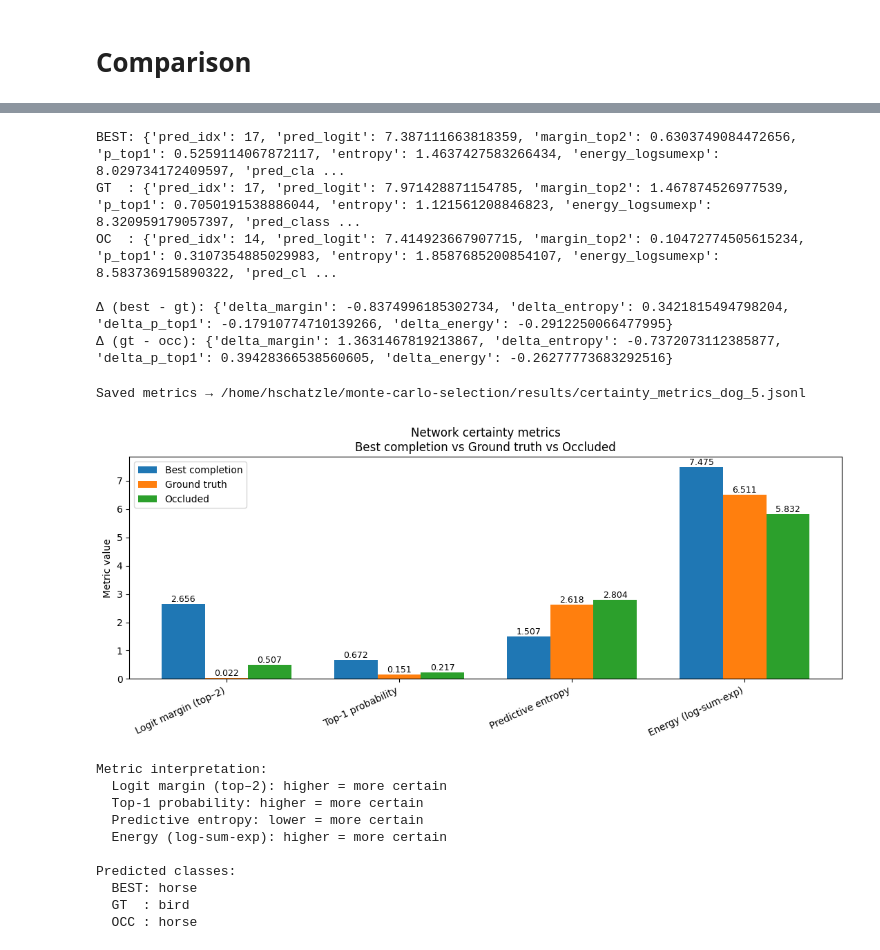
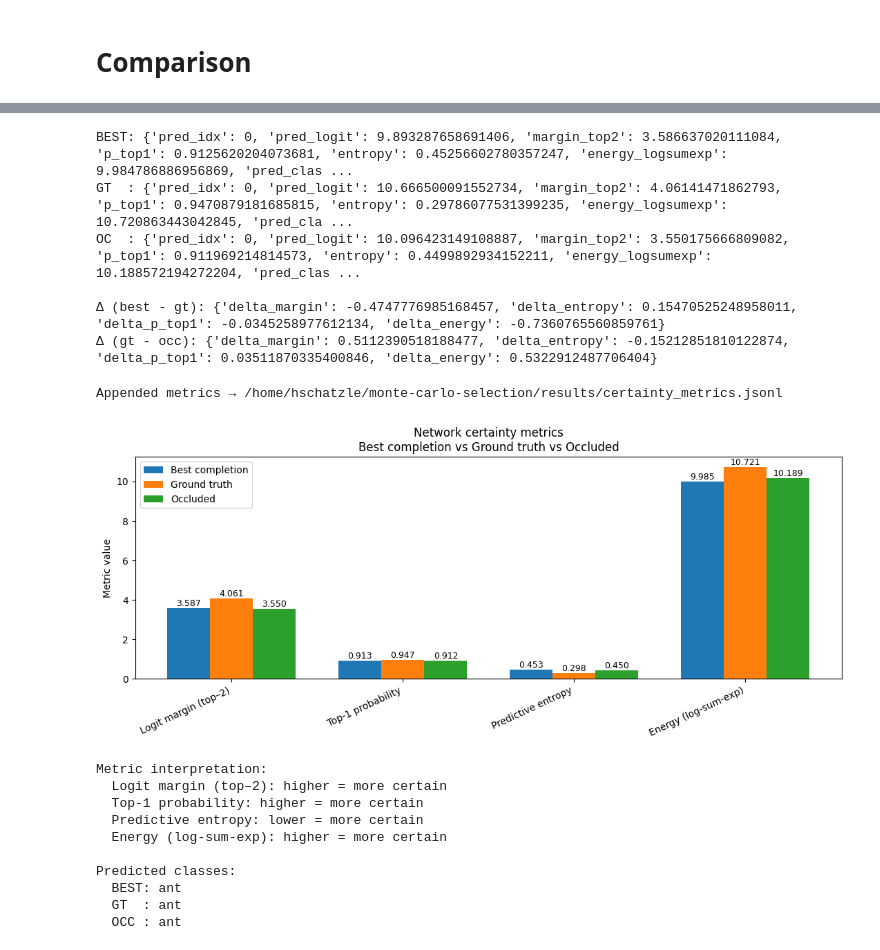
Before and after one commit to 05d762de69/monte-carlo-selection, a Jupyter notebook: notebooks/02_mc-selection.ipynb, the cells around one changed output, grey strips where cells are left out. Cells and saved outputs as stored; diff of their text form; code cells hidden in the pictures.

```diff
--- a/notebooks/02_mc-selection.ipynb
+++ b/notebooks/02_mc-selection.ipynb
@@ -6,7 +6,7 @@ from pathlib import Path
 
 ROOT = Path("..").resolve()
 
-CASE_ID  = "dog_5"
+CASE_ID  = "ant_107"
 CASE_DIR = ROOT / "data" / "cases" / CASE_ID
 assert CASE_DIR.exists(), f"Missing CASE_DIR: {CASE_DIR}"
 
@@ -979,19 +805,14 @@ Predicted classes:
 from pathlib import Path
 import numpy as np
 
-# --------------------------------------------------
-# Paths
-# --------------------------------------------------
-BEST_PNG = "/home/hschatzle/monte-carlo-selection/data/cases/dog_5/generated/completions/completion_0001_00006.png"
-GT_PNG   = "/home/hschatzle/monte-carlo-selection/data/cases/dog_5/gt.png"
-OCC_PNG  = Path(OCCLUDED_PNG)  # must already exist in notebook state
-
+OCC_PNG  = Path(OCCLUDED_PNG)
+BEST_PNG = COMPLETIONS_DIR / best_path
 # --------------------------------------------------
 # Inference
 # --------------------------------------------------
-_, logits_best = infer_penult_logits(BEST_PNG)
-_, logits_gt   = infer_penult_logits(GT_PNG)
-_, logits_occ  = infer_penult_logits(OCC_PNG)
+_, logits_best = infer_penult_and_logits(BEST_PNG)
+_, logits_gt   = infer_penult_and_logits(GT_PNG)
+_, logits_occ  = infer_penult_and_logits(OCC_PNG)
 
 # --------------------------------------------------
 # Certainty metrics
@@ -1028,12 +849,12 @@ delta_gt_occ = {
 print("\nΔ (best - gt):", delta_best_gt)
 print("Δ (gt - occ):", delta_gt_occ)
 # %% [output]
-BEST: {'pred_idx': 17, 'pred_logit': 7.387111663818359, 'margin_top2': 0.6303749084472656, 'p_top1': 0.5259114067872117, 'entropy': 1.4637427583266434, 'energy_logsumexp': 8.029734172409597, 'pred_cla ...
-GT  : {'pred_idx': 17, 'pred_logit': 7.971428871154785, 'margin_top2': 1.467874526977539, 'p_top1': 0.7050191538886044, 'entropy': 1.121561208846823, 'energy_logsumexp': 8.320959179057397, 'pred_class ...
-OC  : {'pred_idx': 14, 'pred_logit': 7.414923667907715, 'margin_top2': 0.10472774505615234, 'p_top1': 0.3107354885029983, 'entropy': 1.8587685200854107, 'energy_logsumexp': 8.583736915890322, 'pred_cl ...
+BEST: {'pred_idx': 0, 'pred_logit': 9.893287658691406, 'margin_top2': 3.586637020111084, 'p_top1': 0.9125620204073681, 'entropy': 0.45256602780357247, 'energy_logsumexp': 9.984786886956869, 'pred_clas ...
+GT  : {'pred_idx': 0, 'pred_logit': 10.666500091552734, 'margin_top2': 4.06141471862793, 'p_top1': 0.9470879181685815, 'entropy': 0.29786077531399235, 'energy_logsumexp': 10.720863443042845, 'pred_cla ...
+OC  : {'pred_idx': 0, 'pred_logit': 10.096423149108887, 'margin_top2': 3.550175666809082, 'p_top1': 0.911969214814573, 'entropy': 0.4499892934152211, 'energy_logsumexp': 10.188572194272204, 'pred_clas ...
 
-Δ (best - gt): {'delta_margin': -0.8374996185302734, 'delta_entropy': 0.3421815494798204, 'delta_p_top1': -0.17910774710139266, 'delta_energy': -0.2912250066477995}
-Δ (gt - occ): {'delta_margin': 1.3631467819213867, 'delta_entropy': -0.7372073112385877, 'delta_p_top1': 0.39428366538560605, 'delta_energy': -0.26277773683292516}
+Δ (best - gt): {'delta_margin': -0.4747776985168457, 'delta_entropy': 0.15470525248958011, 'delta_p_top1': -0.0345258977612134, 'delta_energy': -0.7360765560859761}
+Δ (gt - occ): {'delta_margin': 0.5112390518188477, 'delta_entropy': -0.15212851810122874, 'delta_p_top1': 0.03511870335400846, 'delta_energy': 0.5322912487706404}
 # %%
 # Cell. Visualize + save certainty metrics: Best vs GT vs Occluded (FIXED)
 import json
@@ -1041,20 +862,18 @@ from pathlib import Path
 import numpy as np
 import matplotlib.pyplot as plt
 
-# --------------------------------------------------
-# Paths
-# --------------------------------------------------
-OUT_DIR = Path(OUT_DIR)
+
+OUT_DIR = ROOT / "results"  # <- fixed location
 OUT_DIR.mkdir(parents=True, exist_ok=True)
-JSONL_PATH = OUT_DIR / f"certainty_metrics_{CASE_ID}.jsonl"
+JSONL_PATH = OUT_DIR / "certainty_metrics.jsonl"
 
 
 # --------------------------------------------------
 # Compute metrics
 # --------------------------------------------------
-_, logits_best = infer_penult_logits(BEST_PNG)
-_, logits_gt   = infer_penult_logits(GT_PNG)
-_, logits_occ  = infer_penult_logits(OCC_PNG)
+_, logits_best = infer_penult_and_logits(BEST_PNG)
+_, logits_gt   = infer_penult_and_logits(GT_PNG)
+_, logits_occ  = infer_penult_and_logits(OCC_PNG)
 
 m_best = certainty_metrics(logits_best)
 m_gt   = certainty_metrics(logits_gt)
@@ -1072,22 +891,31 @@ best_vals = [m_best[m[0]] for m in metrics]
 gt_vals   = [m_gt[m[0]]   for m in metrics]
 occ_vals  = [m_occ[m[0]]  for m in metrics]
 
+
+
 # --------------------------------------------------
-# Save to JSONL (append one row)
+# Save to JSONL (append one row, timestamped)
 # --------------------------------------------------
+from datetime import datetime, timezone
+
 def _cls_name(m):
     return classes[m["pred_idx"]] if "classes" in globals() else str(m["pred_idx"])
 
 row = {
+    "timestamp_utc": datetime.now(timezone.utc).isoformat(timespec="seconds"),
+    "case_id": str(CASE_ID) if "CASE_ID" in globals() else None,
+
     "best_png": str(BEST_PNG),
     "gt_png":   str(GT_PNG),
     "occ_png":  str(OCC_PNG),
+
     "best_pred_idx": int(m_best["pred_idx"]),
     "gt_pred_idx":   int(m_gt["pred_idx"]),
     "occ_pred_idx":  int(m_occ["pred_idx"]),
     "best_pred_class": _cls_name(m_best),
     "gt_pred_class":   _cls_name(m_gt),
     "occ_pred_class":  _cls_name(m_occ),
+
     "metrics": {
         key: {
             "best": float(m_best[key]),
@@ -1097,6 +925,7 @@ row = {
         }
         for key, _, interp in metrics
     },
+
     "deltas": {
         "best_minus_gt": {
             "margin_top2":      float(m_best["margin_top2"]      - m_gt["margin_top2"]),
@@ -1114,9 +943,10 @@ row = {
 }
 
 with JSONL_PATH.open("a", encoding="utf-8") as f:
-    f.write(json.dumps(row) + "\n")
+    f.write(json.dumps(row, ensure_ascii=False) + "\n")
 
-print(f"Saved metrics → {JSONL_PATH}")
+print(f"Appended metrics → {JSONL_PATH}")
+
 
 # --------------------------------------------------
 # Visualization
@@ -1128,35 +958,35 @@ plt.figure(figsize=(11, 4.8))
 plt.bar(x - w, best_vals, width=w, label="Best completion")
 plt.bar(x,      gt_vals,  width=w, label="Ground truth")
 plt.bar(x + w,  occ_vals, width=w, label="Occluded")
 
 for i, v in enumerate(best_vals):
     plt.text(i - w, v, f"{v:.3f}", ha="center", va="bottom", fontsize=9)
 for i, v in enumerate(gt_vals):
     plt.text(i, v, f"{v:.3f}", ha="center", va="bottom", fontsize=9)
 for i, v in enumerate(occ_vals):
     plt.text(i + w, v, f"{v:.3f}", ha="center", va="bottom", fontsize=9)
 
 plt.xticks(x, labels, rotation=25, ha="right")
 plt.ylabel("Metric value")
 plt.title("Network certainty metrics\nBest completion vs Ground truth vs Occluded")
 plt.legend()
 plt.tight_layout()
 plt.show()
 
 # --------------------------------------------------
 # Textual reminder
 # --------------------------------------------------
 print("Metric interpretation:")
 for _, name, interp in metrics:
     print(f"  {name}: {interp}")
 
 print("\nPredicted classes:")
 print("  BEST:", _cls_name(m_best))
 print("  GT  :", _cls_name(m_gt))
 print("  OCC :", _cls_name(m_occ))
 # %% [output]
-Saved metrics → /home/hschatzle/monte-carlo-selection/results/certainty_metrics_dog_5.jsonl
+Appended metrics → /home/hschatzle/monte-carlo-selection/results/certainty_metrics.jsonl
-[figure, old version]
+[figure, new version]
 Metric interpretation:
   Logit margin (top–2): higher = more certain
   Top-1 probability: higher = more certain
@@ -1164,6 +994,6 @@ Metric interpretation:
   Energy (log-sum-exp): higher = more certain
 
 Predicted classes:
-  BEST: horse
-  GT  : bird
-  OCC : horse
+  BEST: ant
+  GT  : ant
+  OCC : ant
```
Also changed, not shown: parts of 20 cells of this notebook, 12 other files.
